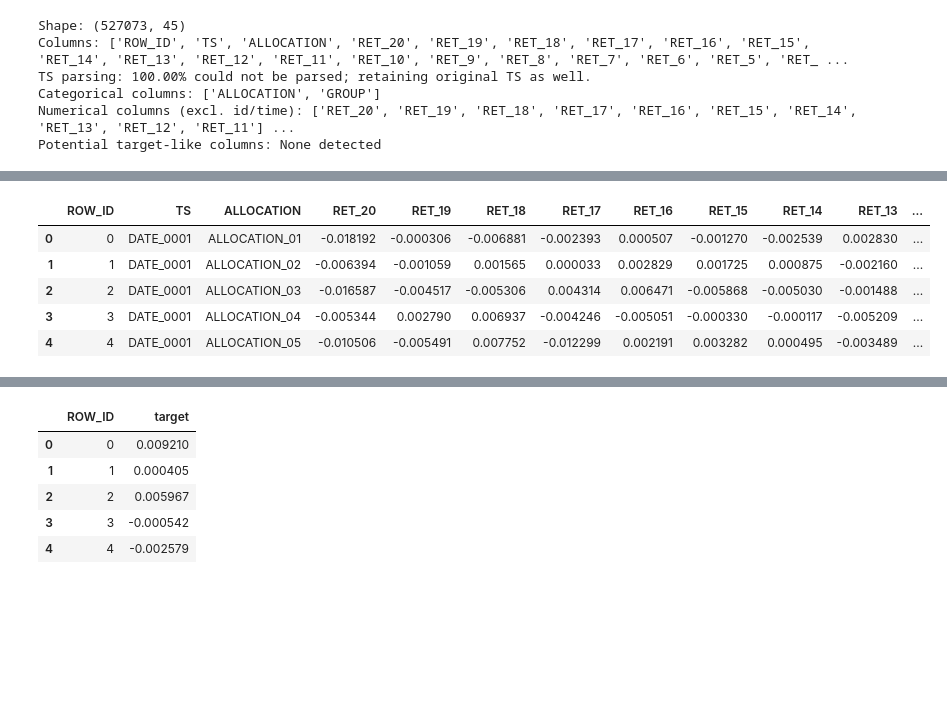
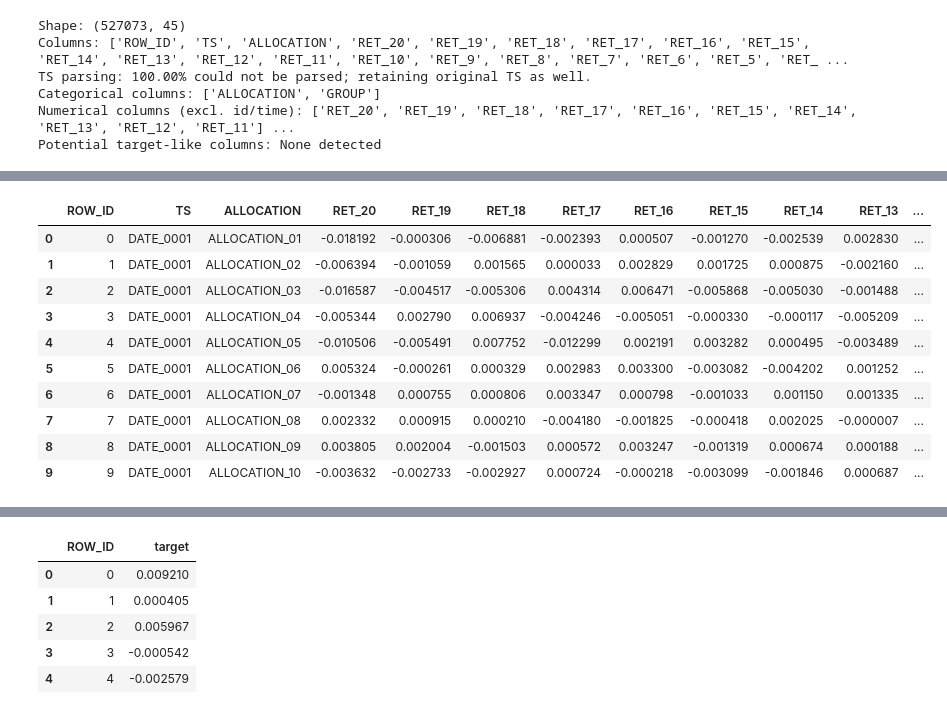
Before and after one commit to Martinoor/QRT-ENS-Data-Challenge, a Jupyter notebook: EDA.ipynb, the cells around one changed output, grey strips where cells are left out. Cells and saved outputs as stored; diff of their text form; code cells hidden in the pictures; blank space fills up the shorter version.

```diff
--- a/EDA.ipynb
+++ b/EDA.ipynb
@@ -44,9 +120,14 @@ Potential target-like columns: None detected
 # %%
-df.head()
+df.head(10)
 # %% [output]
 |  | ROW_ID | TS | ALLOCATION | RET_20 | RET_19 | RET_18 | RET_17 | RET_16 | RET_15 | RET_14 | RET_13 | ... |
 | 0 | 0 | DATE_0001 | ALLOCATION_01 | -0.018192 | -0.000306 | -0.006881 | -0.002393 | 0.000507 | -0.001270 | -0.002539 | 0.002830 | ... |
 | 1 | 1 | DATE_0001 | ALLOCATION_02 | -0.006394 | -0.001059 | 0.001565 | 0.000033 | 0.002829 | 0.001725 | 0.000875 | -0.002160 | ... |
 | 2 | 2 | DATE_0001 | ALLOCATION_03 | -0.016587 | -0.004517 | -0.005306 | 0.004314 | 0.006471 | -0.005868 | -0.005030 | -0.001488 | ... |
 | 3 | 3 | DATE_0001 | ALLOCATION_04 | -0.005344 | 0.002790 | 0.006937 | -0.004246 | -0.005051 | -0.000330 | -0.000117 | -0.005209 | ... |
 | 4 | 4 | DATE_0001 | ALLOCATION_05 | -0.010506 | -0.005491 | 0.007752 | -0.012299 | 0.002191 | 0.003282 | 0.000495 | -0.003489 | ... |
+| 5 | 5 | DATE_0001 | ALLOCATION_06 | 0.005324 | -0.000261 | 0.000329 | 0.002983 | 0.003300 | -0.003082 | -0.004202 | 0.001252 | ... |
+| 6 | 6 | DATE_0001 | ALLOCATION_07 | -0.001348 | 0.000755 | 0.000806 | 0.003347 | 0.000798 | -0.001033 | 0.001150 | 0.001335 | ... |
+| 7 | 7 | DATE_0001 | ALLOCATION_08 | 0.002332 | 0.000915 | 0.000210 | -0.004180 | -0.001825 | -0.000418 | 0.002025 | -0.000007 | ... |
+| 8 | 8 | DATE_0001 | ALLOCATION_09 | 0.003805 | 0.002004 | -0.001503 | 0.000572 | 0.003247 | -0.001319 | 0.000674 | 0.000188 | ... |
+| 9 | 9 | DATE_0001 | ALLOCATION_10 | -0.003632 | -0.002733 | -0.002927 | 0.000724 | -0.000218 | -0.003099 | -0.001846 | 0.000687 | ... |
```
Also changed, not shown: parts of 6 cells of this notebook, 3 other files.
